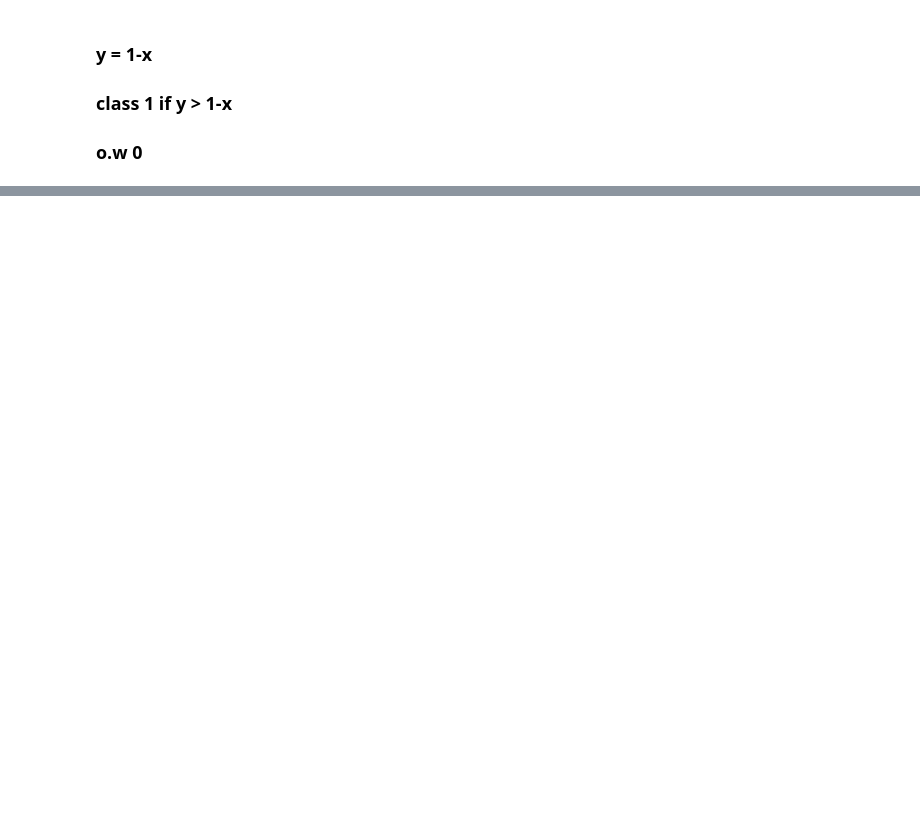
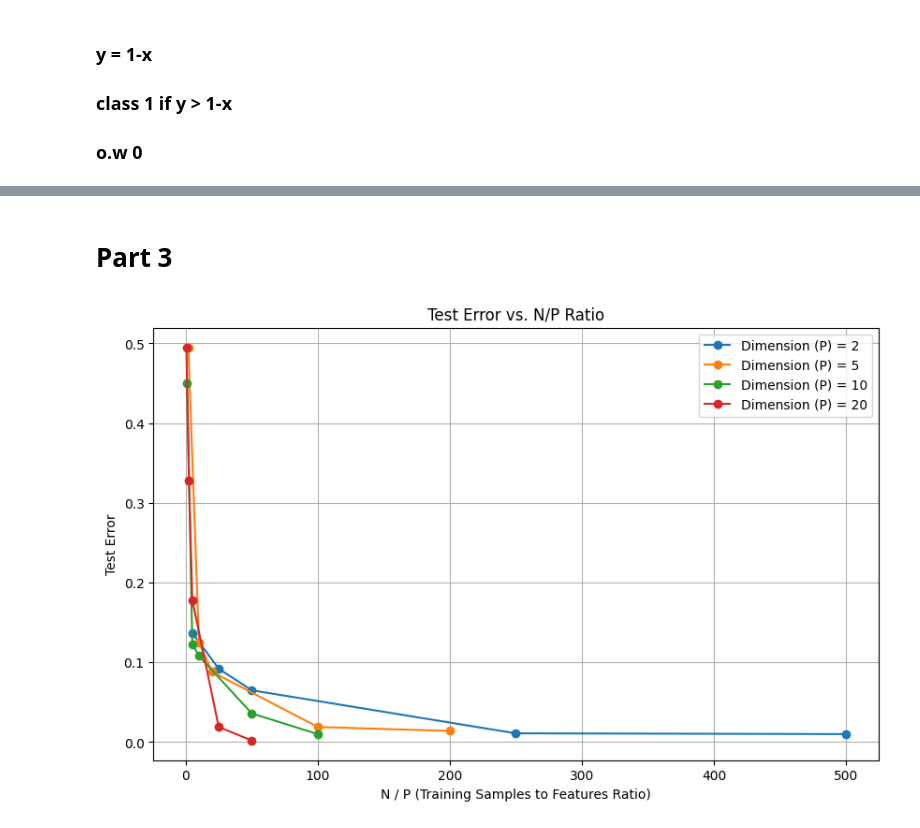
Before and after one commit to maxim-mat/DS-training, a Jupyter notebook: פרק 6 - מודלים קלאסיים נוספים/SVM_exercise.ipynb, the cells around one changed output, grey strips where cells are left out. Drawn from its saved outputs; the diff is of its cells as text; code cells hidden in the pictures; blank space fills up the shorter version.

```diff
--- a/פרק 6 - מודלים קלאסיים נוספים/SVM_exercise.ipynb
+++ b/פרק 6 - מודלים קלאסיים נוספים/SVM_exercise.ipynb
@@ -20,12 +6,0 @@ df['label'] = y
-# %%
-X_test, _ = make_classification(
-    n_samples=1000,        # Number of samples
-    n_features=10,         # Number of features
-    n_informative=8,       # Number of informative features
-    n_redundant=2,         # Number of redundant features
-    n_classes=2,           # Number of classes
-    random_state=42        # Seed for reproducibility
-)
-
-feature_columns = [f"feature_{i+1}" for i in range(X.shape[1])]
-test_df = pd.DataFrame(X_test, columns=feature_columns)
@@ -58,0 +193,58 @@ y_pred = svm_linear.predict(X_test)
+# %% [markdown]
+# Part 3
+# %%
+from sklearn.metrics import accuracy_score
+
+# Function to generate balanced dataset
+def generate_data(n_features, n_samples, seed=42):
+    np.random.seed(seed)
+    data = np.random.uniform(0, 1, (n_samples, n_features))
+    threshold = n_features / 2  # Balanced threshold
+    labels = np.where(data.sum(axis=1) > threshold, 1, 0)
+    return data, labels
+
+# Parameters
+dimensions = [2, 5, 10, 20]  # Number of features
+train_samples = [10, 50, 100, 500, 1000]  # Number of training samples
+n_test = 1000  # Fixed number of test samples
+repeats = 5  # For averaging results
+kernel = 'rbf'  # Kernel type for SVM
+
+# Results storage
+errors = {P: [] for P in dimensions}
+
+# Main experiment loop
+for P in dimensions:
+    for N in train_samples:
+        test_errors = []
+        for _ in range(repeats):
+            # Generate train and test datasets
+            x_train, y_train = generate_data(P, N)
+            x_test, y_test = generate_data(P, n_test)
+
+            # Train SVM
+            clf = SVC(kernel=kernel, gamma='scale')
+            clf.fit(x_train, y_train)
+
+            # Test SVM
+            y_pred = clf.predict(x_test)
+            test_error = 1 - accuracy_score(y_test, y_pred)
+            test_errors.append(test_error)
+
+        # Average test error over runs
+        errors[P].append(np.mean(test_errors))
+
+# Plot results
+plt.figure(figsize=(10, 6))
+for P in dimensions:
+    ratios = [N / P for N in train_samples]  # Compute N/P ratios
+    plt.plot(ratios, errors[P], label=f'Dimension (P) = {P}', marker='o')
+
+plt.title('Test Error vs. N/P Ratio')
+plt.xlabel('N / P (Training Samples to Features Ratio)')
+plt.ylabel('Test Error')
+plt.legend()
+plt.grid(True)
+plt.show()
+# %% [output]
+[figure, added]
```
Also changed, not shown: parts of 13 cells of this notebook.
